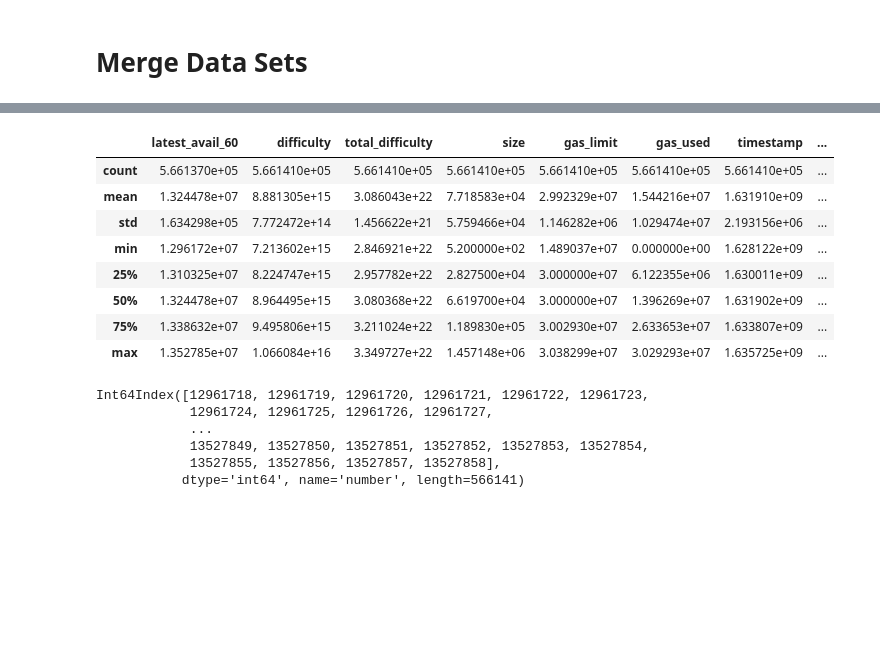
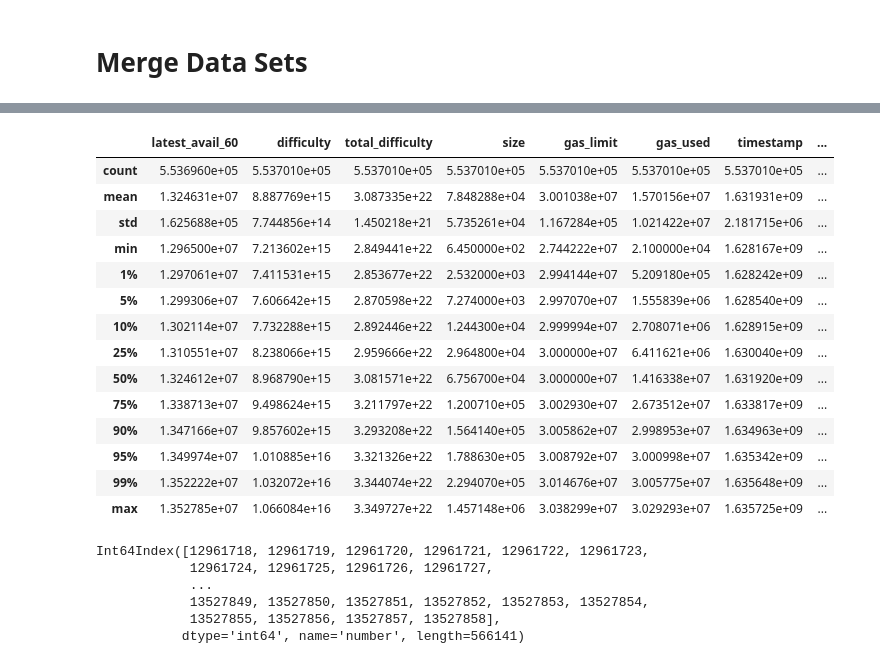
Before and after one commit to tracy-stephens/ethereum, a Jupyter notebook: Pipeline_Rob.ipynb, the cells around one changed output, grey strips where cells are left out. Cells and saved outputs as stored; diff of their text form; code cells hidden in the pictures; blank space fills up the shorter version.

```diff
--- a/Pipeline_Rob.ipynb
+++ b/Pipeline_Rob.ipynb
@@ -165,2 +287,6 @@ blocks_df.tail()
 # %% [markdown]
 #### Calculate lagged variables from blocks to join to PIT
+# %%
+cols = ['difficulty', 'total_difficulty', 'size', 'gas_limit', 'base_fee_per_gas', 'smoothed_size_5']
+for col in cols:
+    print(col, blocks_df[col].dtype)
@@ -166,0 +300,2 @@ blocks_df.tail()
+# %%
+blocks_df['total_difficulty'] = blocks_df['total_difficulty'].astype(float)
@@ -167,5 +308,5 @@ blocks_df.tail()
 # %%
-cols = ['difficulty', 'total_difficulty', 'size', 'gas_limit', 'base_fee_per_gas']
+cols = ['difficulty', 'total_difficulty', 'size', 'gas_limit', 'base_fee_per_gas', 'smoothed_size_5']
 for col in cols:
     # Last 5 blocks
     blocks_df[col+'_pct_chg_last_5'] = blocks_df[col]/blocks_df[col].shift(5)-1
@@ -447,7 +601,8 @@ pit_df_old.shape
 # %%
 pit_df_old.head()
 # %%
-pit_df = pd.read_csv(r'data/pit_60.csv')
+#pit_df = pd.read_csv(r'data/pit_60.csv')
+pit_df = pd.read_csv(r'data/pit_60_rob.csv')
 # %%
 pit_df.shape
 # %% [output]
@@ -566,16 +720,22 @@ Index(['lag_cutoff_60', 'latest_avail_60', 'datetime', 'difficulty',
       dtype='object')
 # %%
 pd.options.display.max_columns = None
-pipeline_df.describe()
+pipeline_df.describe(percentiles=[.01, .05, .10, 0.25, 0.50, 0.75, 0.90, 0.95, 0.99])
 # %% [output]
 |  | latest_avail_60 | difficulty | total_difficulty | size | gas_limit | gas_used | timestamp | ... |
-| count | 5.661370e+05 | 5.661410e+05 | 5.661410e+05 | 5.661410e+05 | 5.661410e+05 | 5.661410e+05 | 5.661410e+05 | ... |
-| mean | 1.324478e+07 | 8.881305e+15 | 3.086043e+22 | 7.718583e+04 | 2.992329e+07 | 1.544216e+07 | 1.631910e+09 | ... |
-| std | 1.634298e+05 | 7.772472e+14 | 1.456622e+21 | 5.759466e+04 | 1.146282e+06 | 1.029474e+07 | 2.193156e+06 | ... |
-| min | 1.296172e+07 | 7.213602e+15 | 2.846921e+22 | 5.200000e+02 | 1.489037e+07 | 0.000000e+00 | 1.628122e+09 | ... |
-| 25% | 1.310325e+07 | 8.224747e+15 | 2.957782e+22 | 2.827500e+04 | 3.000000e+07 | 6.122355e+06 | 1.630011e+09 | ... |
-| 50% | 1.324478e+07 | 8.964495e+15 | 3.080368e+22 | 6.619700e+04 | 3.000000e+07 | 1.396269e+07 | 1.631902e+09 | ... |
-| 75% | 1.338632e+07 | 9.495806e+15 | 3.211024e+22 | 1.189830e+05 | 3.002930e+07 | 2.633653e+07 | 1.633807e+09 | ... |
+| count | 5.536960e+05 | 5.537010e+05 | 5.537010e+05 | 5.537010e+05 | 5.537010e+05 | 5.537010e+05 | 5.537010e+05 | ... |
+| mean | 1.324631e+07 | 8.887769e+15 | 3.087335e+22 | 7.848288e+04 | 3.001038e+07 | 1.570156e+07 | 1.631931e+09 | ... |
+| std | 1.625688e+05 | 7.744856e+14 | 1.450218e+21 | 5.735261e+04 | 1.167284e+05 | 1.021422e+07 | 2.181715e+06 | ... |
+| min | 1.296500e+07 | 7.213602e+15 | 2.849441e+22 | 6.450000e+02 | 2.744222e+07 | 2.100000e+04 | 1.628167e+09 | ... |
+| 1% | 1.297061e+07 | 7.411531e+15 | 2.853677e+22 | 2.532000e+03 | 2.994144e+07 | 5.209180e+05 | 1.628242e+09 | ... |
+| 5% | 1.299306e+07 | 7.606642e+15 | 2.870598e+22 | 7.274000e+03 | 2.997070e+07 | 1.555839e+06 | 1.628540e+09 | ... |
+| 10% | 1.302114e+07 | 7.732288e+15 | 2.892446e+22 | 1.244300e+04 | 2.999994e+07 | 2.708071e+06 | 1.628915e+09 | ... |
+| 25% | 1.310551e+07 | 8.238066e+15 | 2.959666e+22 | 2.964800e+04 | 3.000000e+07 | 6.411621e+06 | 1.630040e+09 | ... |
+| 50% | 1.324612e+07 | 8.968790e+15 | 3.081571e+22 | 6.756700e+04 | 3.000000e+07 | 1.416338e+07 | 1.631920e+09 | ... |
+| 75% | 1.338713e+07 | 9.498624e+15 | 3.211797e+22 | 1.200710e+05 | 3.002930e+07 | 2.673512e+07 | 1.633817e+09 | ... |
+| 90% | 1.347166e+07 | 9.857602e+15 | 3.293208e+22 | 1.564140e+05 | 3.005862e+07 | 2.998953e+07 | 1.634963e+09 | ... |
+| 95% | 1.349974e+07 | 1.010885e+16 | 3.321326e+22 | 1.788630e+05 | 3.008792e+07 | 3.000998e+07 | 1.635342e+09 | ... |
+| 99% | 1.352222e+07 | 1.032072e+16 | 3.344074e+22 | 2.294070e+05 | 3.014676e+07 | 3.005775e+07 | 1.635648e+09 | ... |
 | max | 1.352785e+07 | 1.066084e+16 | 3.349727e+22 | 1.457148e+06 | 3.038299e+07 | 3.029293e+07 | 1.635725e+09 | ... |
 # %%
 pipeline_df.index
```
Also changed, not shown: parts of 44 cells of this notebook.
